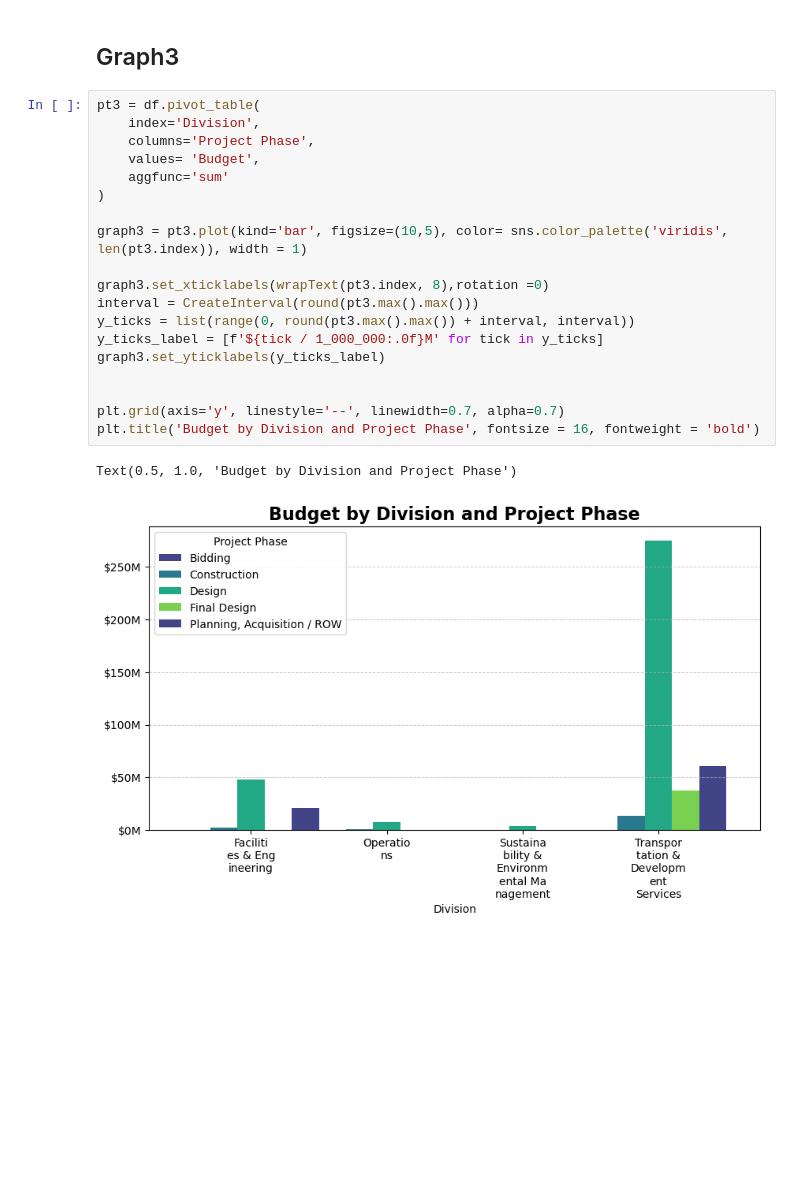
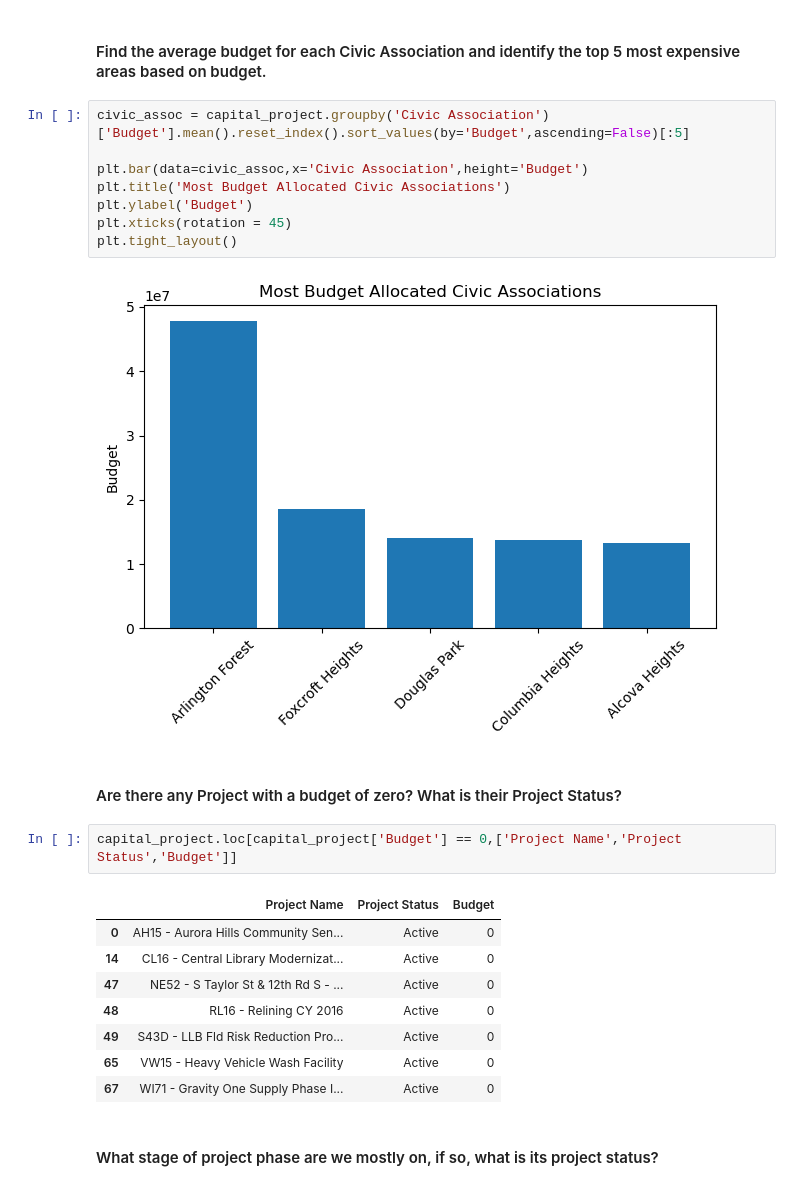
Before and after one commit to bin43256/100DatasetsChallenge, a Jupyter notebook: Capital Project.ipynb, the cells around one changed output. Drawn from its saved outputs; the diff is of its cells as text; blank space fills up the shorter version.

```diff
--- a/Capital Project.ipynb
+++ b/Capital Project.ipynb
@@ -122,24 +56,27 @@ for bar in barh:
-# %% [markdown]
-## Graph3
-# %%
-pt3 = df.pivot_table(
-    index='Division',
-    columns='Project Phase',
-    values= 'Budget',
-    aggfunc='sum'
-)
-
-graph3 = pt3.plot(kind='bar', figsize=(10,5), color= sns.color_palette('viridis', len(pt3.index)), width = 1)
-
-graph3.set_xticklabels(wrapText(pt3.index, 8),rotation =0)
-interval = CreateInterval(round(pt3.max().max()))
-y_ticks = list(range(0, round(pt3.max().max()) + interval, interval))
-y_ticks_label = [f'${tick / 1_000_000:.0f}M' for tick in y_ticks]
-graph3.set_yticklabels(y_ticks_label)
-
-
-plt.grid(axis='y', linestyle='--', linewidth=0.7, alpha=0.7)
-plt.title('Budget by Division and Project Phase', fontsize = 16, fontweight = 'bold')
-# %% [output]
-Text(0.5, 1.0, 'Budget by Division and Project Phase')
-[figure, removed]
+# %% [markdown]
+#### Find the average budget for each Civic Association and identify the top 5 most expensive areas based on budget.
+# %%
+civic_assoc = capital_project.groupby('Civic Association')['Budget'].mean().reset_index().sort_values(by='Budget',ascending=False)[:5]
+
+plt.bar(data=civic_assoc,x='Civic Association',height='Budget')
+plt.title('Most Budget Allocated Civic Associations')
+plt.ylabel('Budget')
+plt.xticks(rotation = 45)
+plt.tight_layout()
+# %% [output]
+[figure, added]
+# %% [markdown]
+#### Are there any Project with a budget of zero? What is their Project Status?
+# %%
+capital_project.loc[capital_project['Budget'] == 0,['Project Name','Project Status','Budget']]
+# %% [output]
+|  | Project Name | Project Status | Budget |
+| 0 | AH15 - Aurora Hills Community Sen... | Active | 0 |
+| 14 | CL16 - Central Library Modernizat... | Active | 0 |
+| 47 | NE52 - S Taylor St & 12th Rd S - ... | Active | 0 |
+| 48 | RL16 - Relining CY 2016 | Active | 0 |
+| 49 | S43D - LLB Fld Risk Reduction Pro... | Active | 0 |
+| 65 | VW15 - Heavy Vehicle Wash Facility | Active | 0 |
+| 67 | WI71 - Gravity One Supply Phase I... | Active | 0 |
+# %% [markdown]
+#### What stage of project phase are we mostly on, if so, what is its project status?
```
Also changed, not shown: parts of 18 cells of this notebook, 1 other file.
